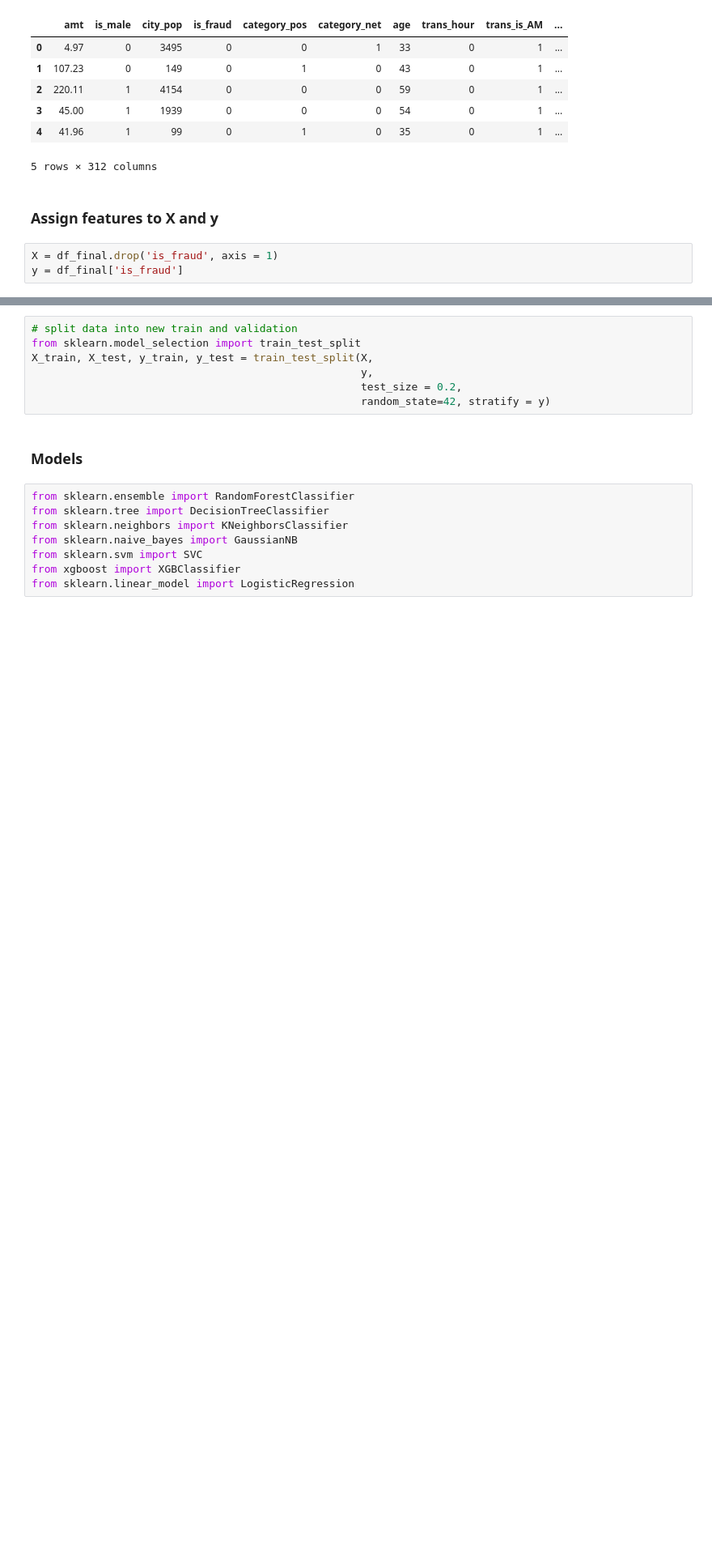
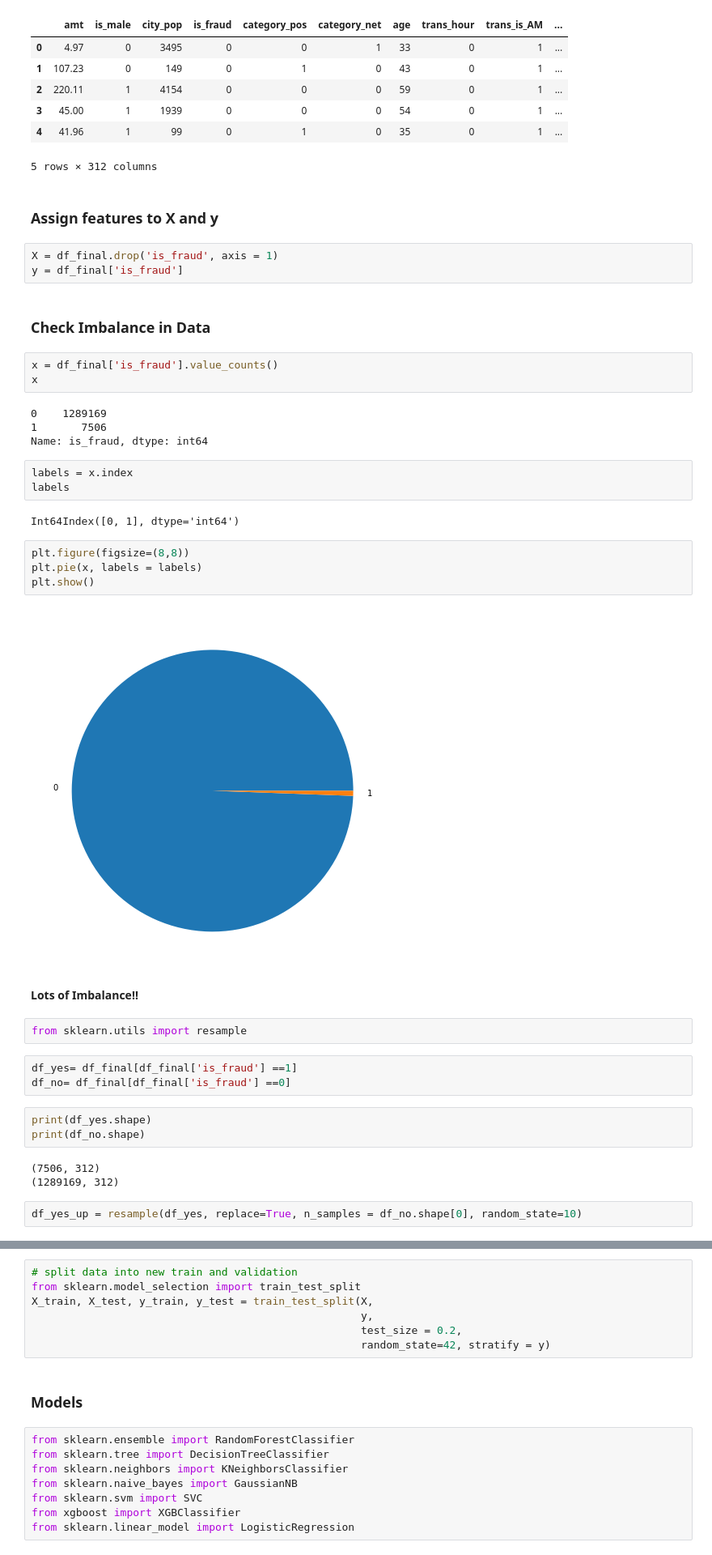
Before and after one commit to puneetsran/mastercard_fraud, a Jupyter notebook: mastercard_fraud.ipynb, the cells around one changed output, grey strips where cells are left out. Shown at 81% size. Saved outputs shown, nothing was run; the diff lists cells and outputs as text; blank space fills up the shorter version.

Commit message:
upsample target variable to resolve imbalanced data and re-run models

```diff
--- a/mastercard_fraud.ipynb
+++ b/mastercard_fraud.ipynb
@@ -1010,3 +1010,38 @@ df_final.head()
 # %%
 X = df_final.drop('is_fraud', axis = 1)
 y = df_final['is_fraud']
+# %% [markdown]
+### Check Imbalance in Data
+# %%
+x = df_final['is_fraud'].value_counts()
+x
+# %% [output]
+0    1289169
+1       7506
+Name: is_fraud, dtype: int64
+# %%
+labels = x.index
+labels
+# %% [output]
+Int64Index([0, 1], dtype='int64')
+# %%
+plt.figure(figsize=(8,8))
+plt.pie(x, labels = labels)
+plt.show()
+# %% [output]
+[figure, added]
+# %% [markdown]
+**Lots of Imbalance!!**
+# %%
+from sklearn.utils import resample
+# %%
+df_yes= df_final[df_final['is_fraud'] ==1]
+df_no= df_final[df_final['is_fraud'] ==0]
+# %%
+print(df_yes.shape)
+print(df_no.shape)
+# %% [output]
+(7506, 312)
+(1289169, 312)
+# %%
+df_yes_up = resample(df_yes, replace=True, n_samples = df_no.shape[0], random_state=10)
```
Also changed, not shown: parts of 23 cells of this notebook.
